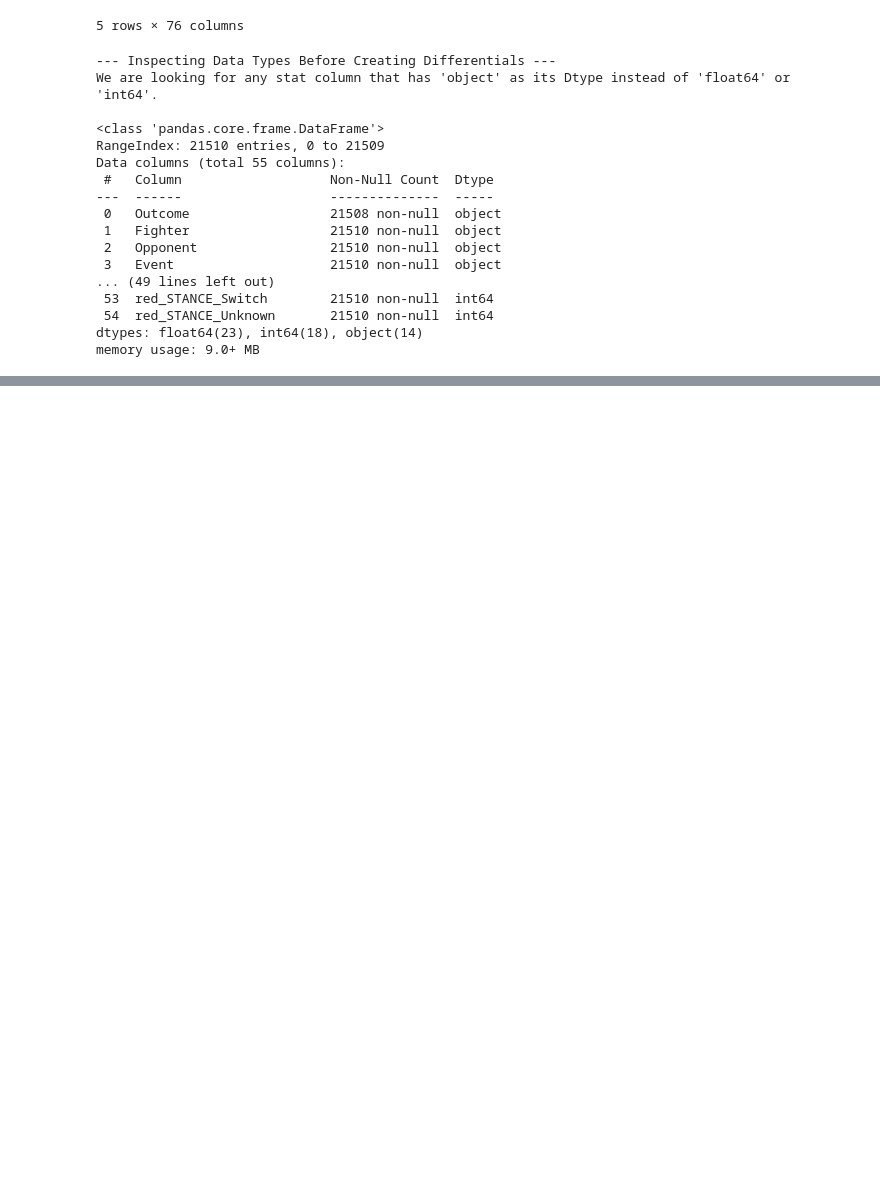
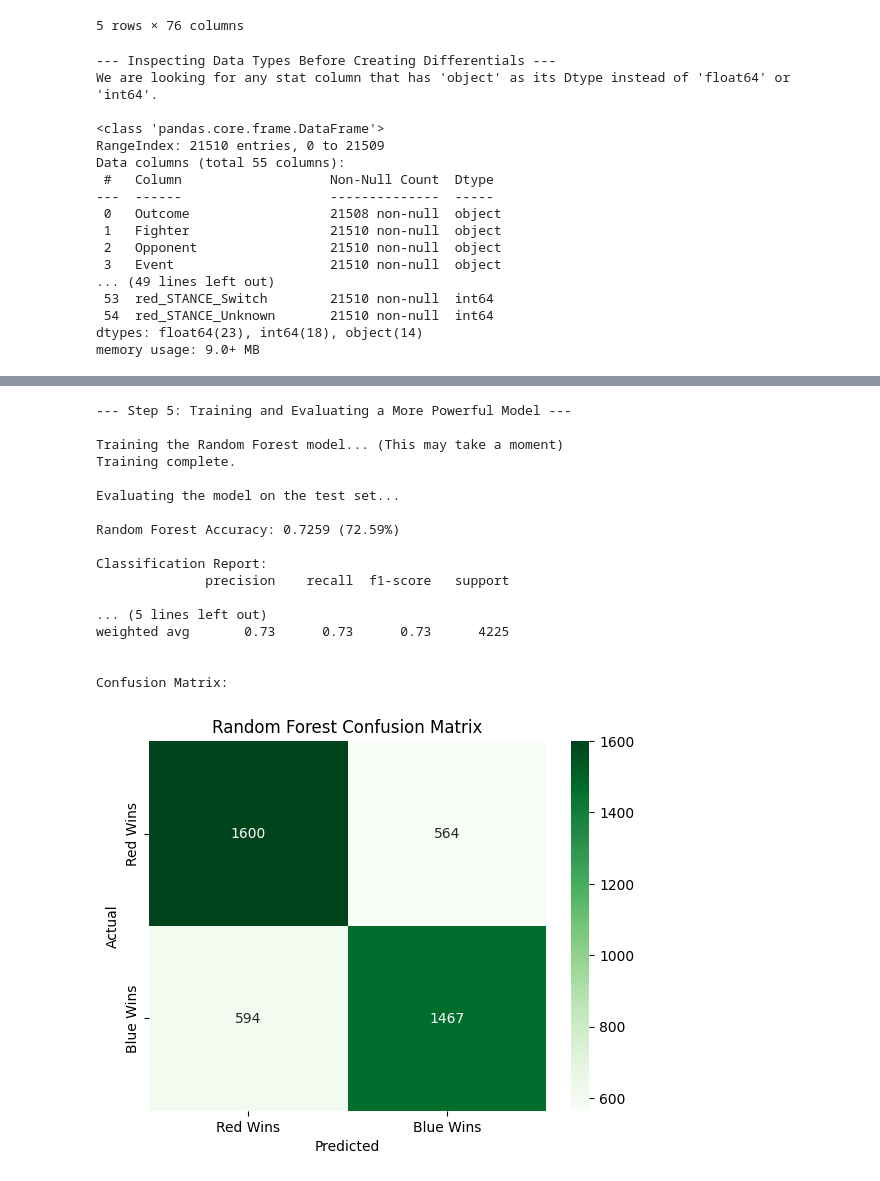
Before and after one commit to SilverCrocus/ufc-predictor, a Jupyter notebook: model/feature_engineering.ipynb, the cells around one changed output, grey strips where cells are left out. Drawn from its saved outputs; the diff is of its cells as text; code cells hidden in the pictures; blank space fills up the shorter version.

```diff
--- a/model/feature_engineering.ipynb
+++ b/model/feature_engineering.ipynb
@@ -288,0 +525,51 @@ memory usage: 9.0+ MB
+# %%
+from sklearn.ensemble import RandomForestClassifier
+
+print("\n\n--- Step 5: Training and Evaluating a More Powerful Model ---")
+
+# --- 5.1: Train the Random Forest Model ---
+# NOTE: We use the original, unscaled data for tree-based models like Random Forest.
+rf_model = RandomForestClassifier(n_estimators=100, random_state=42, n_jobs=-1)
+print("\nTraining the Random Forest model... (This may take a moment)")
+rf_model.fit(X_train, y_train)
+print("Training complete.")
+
+# --- 5.2: Evaluate the Model ---
+print("\nEvaluating the model on the test set...")
+y_pred_rf = rf_model.predict(X_test)
+
+# Calculate Accuracy
+accuracy_rf = accuracy_score(y_test, y_pred_rf)
+print(f"\nRandom Forest Accuracy: {accuracy_rf:.4f} ({(accuracy_rf*100):.2f}%)")
+
+# Display a detailed classification report
+print("\nClassification Report:")
+print(classification_report(y_test, y_pred_rf, target_names=['Red Wins', 'Blue Wins']))
+
+# Display a confusion matrix
+print("\nConfusion Matrix:")
+cm_rf = confusion_matrix(y_test, y_pred_rf)
+sns.heatmap(cm_rf, annot=True, fmt='d', cmap='Greens', xticklabels=['Red Wins', 'Blue Wins'], yticklabels=['Red Wins', 'Blue Wins'])
+plt.ylabel('Actual')
+plt.xlabel('Predicted')
+plt.title('Random Forest Confusion Matrix')
+plt.show()
+# %% [output]
+--- Step 5: Training and Evaluating a More Powerful Model ---
+
+Training the Random Forest model... (This may take a moment)
+Training complete.
+
+Evaluating the model on the test set...
+
+Random Forest Accuracy: 0.7259 (72.59%)
+
+Classification Report:
+              precision    recall  f1-score   support
+
+... (5 lines left out)
+weighted avg       0.73      0.73      0.73      4225
+
+
+Confusion Matrix:
+[figure, added]
```
Also changed, not shown: parts of 8 cells of this notebook, 2 other files.
